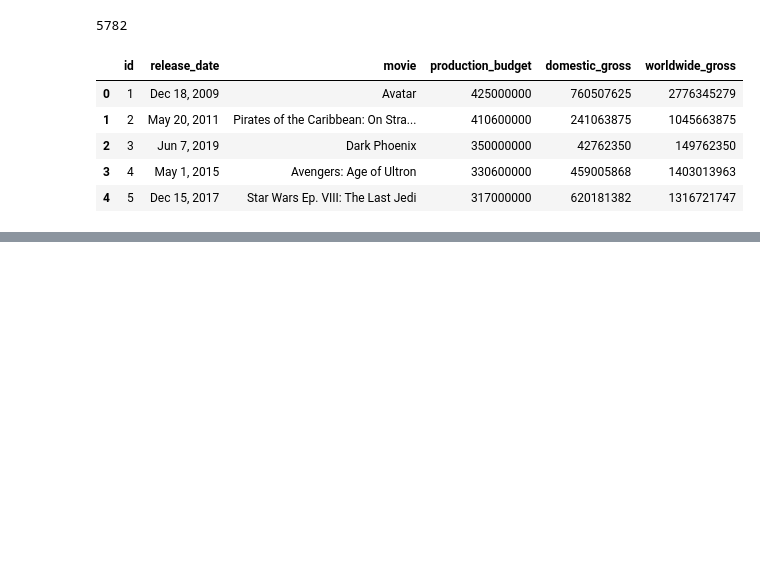
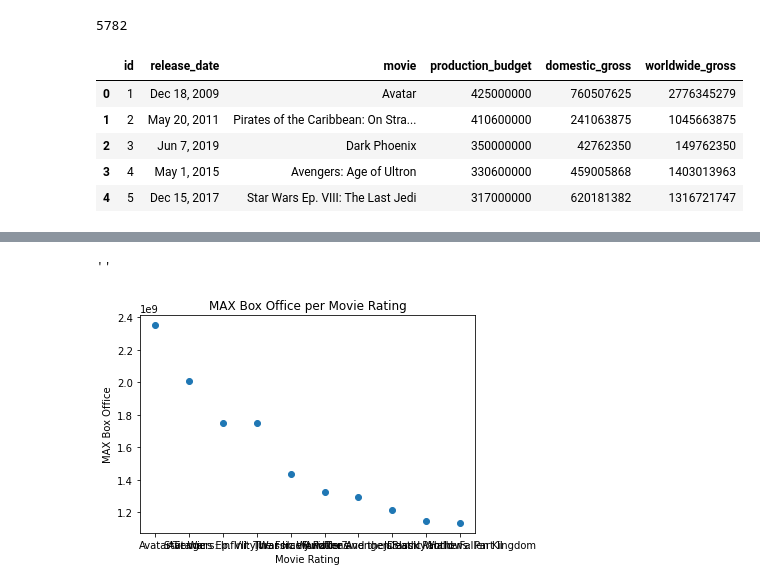
Before and after one commit to meowkaiser/STRONGEST_Project1, a Jupyter notebook: Matts_Notebook.ipynb, the cells around one changed output, grey strips where cells are left out. Drawn from its saved outputs; the diff is of its cells as text; code cells hidden in the pictures; blank space fills up the shorter version.

```diff
--- a/Matts_Notebook.ipynb
+++ b/Matts_Notebook.ipynb
@@ -613,3 +683,6 @@ sorted_by_best_performing.head()
 | 6 | 7 | Apr 27, 2018 | Avengers: Infinity War | 300000000 | 678815482 | 2048134200 | 1748134200 |
 | 5 | 6 | Dec 18, 2015 | Star Wars Ep. VII: The Force Awakens | 306000000 | 936662225 | 2053311220 | 1747311220 |
 | 33 | 34 | Jun 12, 2015 | Jurassic World | 215000000 | 652270625 | 1648854864 | 1433854864 |
+# %%
+sorted_by_best_performing=sorted_by_best_performing.drop(['release_date','id','production_budget','domestic_gross'
+                                                          ,'worldwide_gross'],axis=1)
@@ -615,0 +702,2 @@ sorted_by_best_performing.head()
+# %%
+sorted_by_best_performing.set_index(['movie'])
@@ -615,0 +719,13 @@ sorted_by_best_performing.head()
+# %%
+holdx=sorted_by_best_performing['movie'][:10]
+holdy=sorted_by_best_performing['worldwide_profit'][:10]
+# %%
+fig, ax = plt.subplots()
+ax.scatter(x=holdx,y=holdy)
+ax.set_xlabel('Movie Rating')
+ax.set_ylabel('MAX Box Office')
+ax.set_title('MAX Box Office per Movie Rating')
+;
+# %% [output]
+''
+[figure, added]
```
Also changed, not shown: parts of 30 cells of this notebook.
